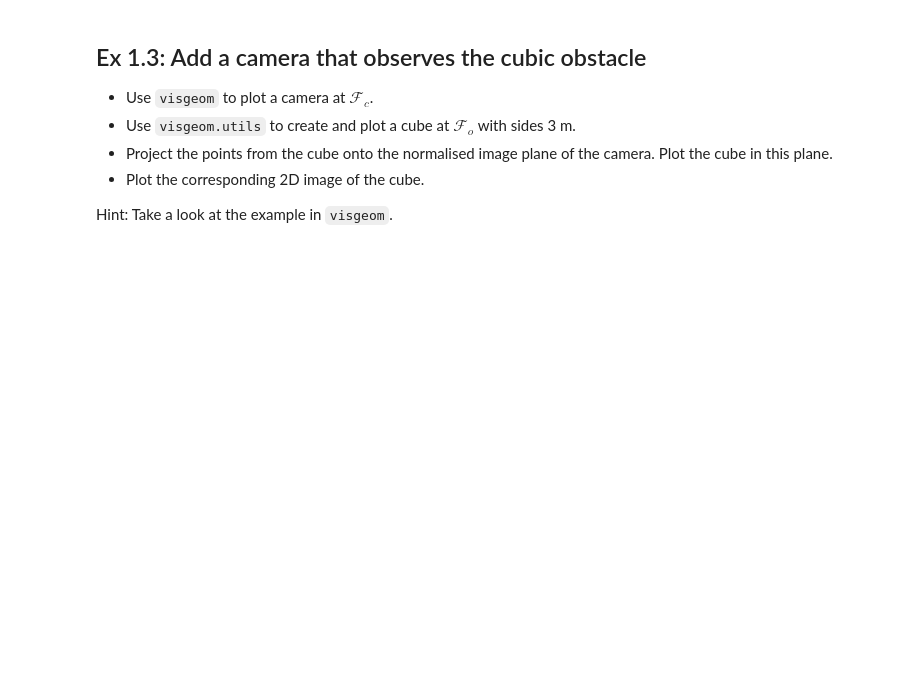
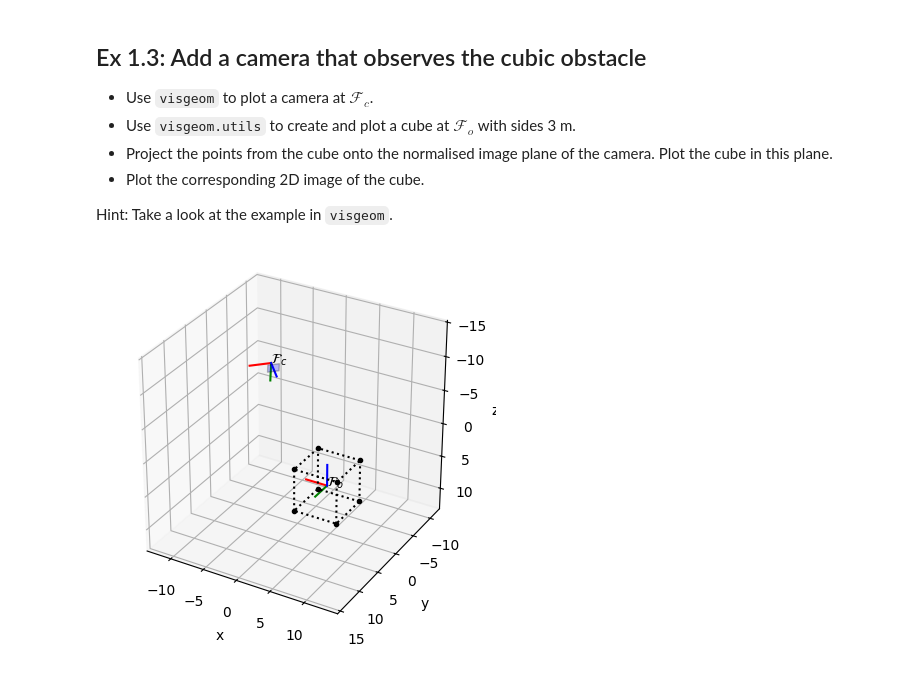
Before and after one commit to simon-cmyk/lab_02, a Jupyter notebook: 1_poses-and-cameras.ipynb, the cells around one changed output. Drawn from its saved outputs; the diff is of its cells as text; code cells hidden in the pictures; blank space fills up the shorter version.

Commit message:
done with camera task

```diff
--- a/1_poses-and-cameras.ipynb
+++ b/1_poses-and-cameras.ipynb
@@ -389,3 +411,29 @@ plt.show()
 - Plot the corresponding 2D image of the cube.
 
 Hint: Take a look at the example in `visgeom`.
+# %%
+# Create figure and axis.
+fig = plt.figure()
+ax = plt.axes(projection='3d')
+ax.set_xlabel('x')
+ax.set_ylabel('y')
+ax.set_zlabel('z')
+
+vg.plot_pose(ax, T_w_c.to_tuple(), scale=3, text='$\mathcal{F}_c$', color='g')
+vg.plot_pose(ax, T_w_o.to_tuple(), scale=3, text='$\mathcal{F}_o$', color='b')
+
+K = np.array([[50, 0, 40],
+              [0, 50, 30],
+              [0, 0, 1]])
+vg.plot_camera_image_plane(ax, K, T_w_c.to_tuple(), scale=1)
+
+points_w = vg.utils.generate_box(pose=T_w_o.to_tuple(), scale = 3.0)
+vg.utils.plot_as_box(ax, points_w)
+
+vg.plot.axis_equal(ax)
+ax.invert_zaxis()
+ax.invert_yaxis()
+plt.show()
+# Projecting down
+# %% [output]
+[figure, added]
```
Also changed, not shown: parts of 5 cells of this notebook, 1 other file.
